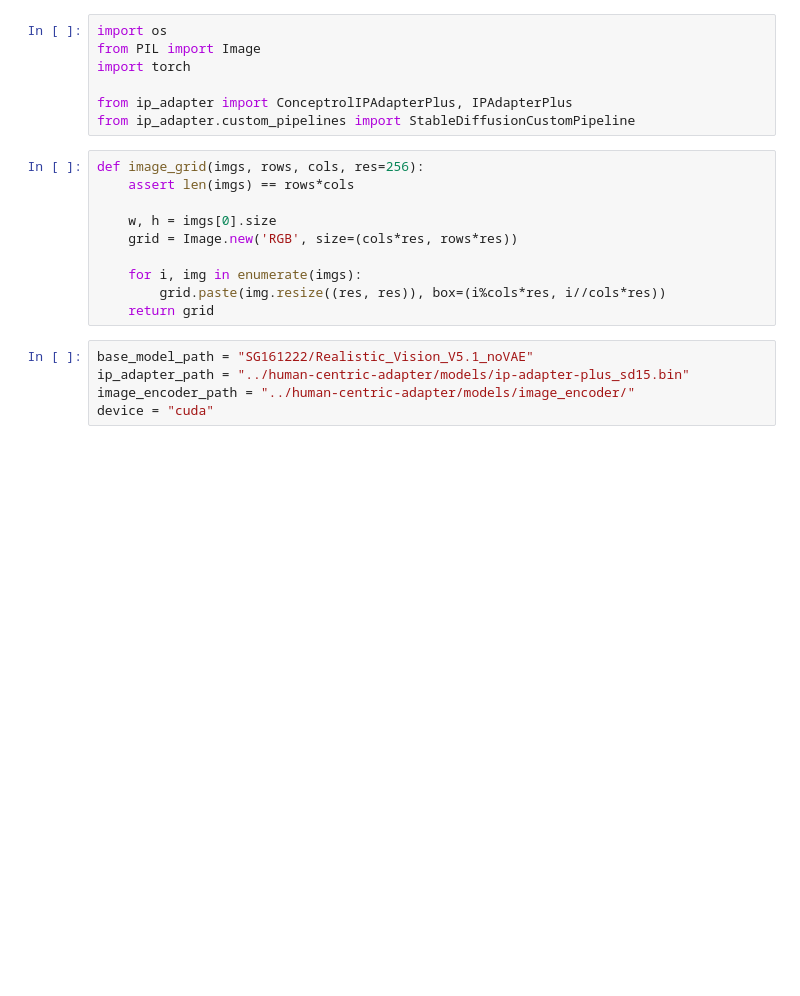
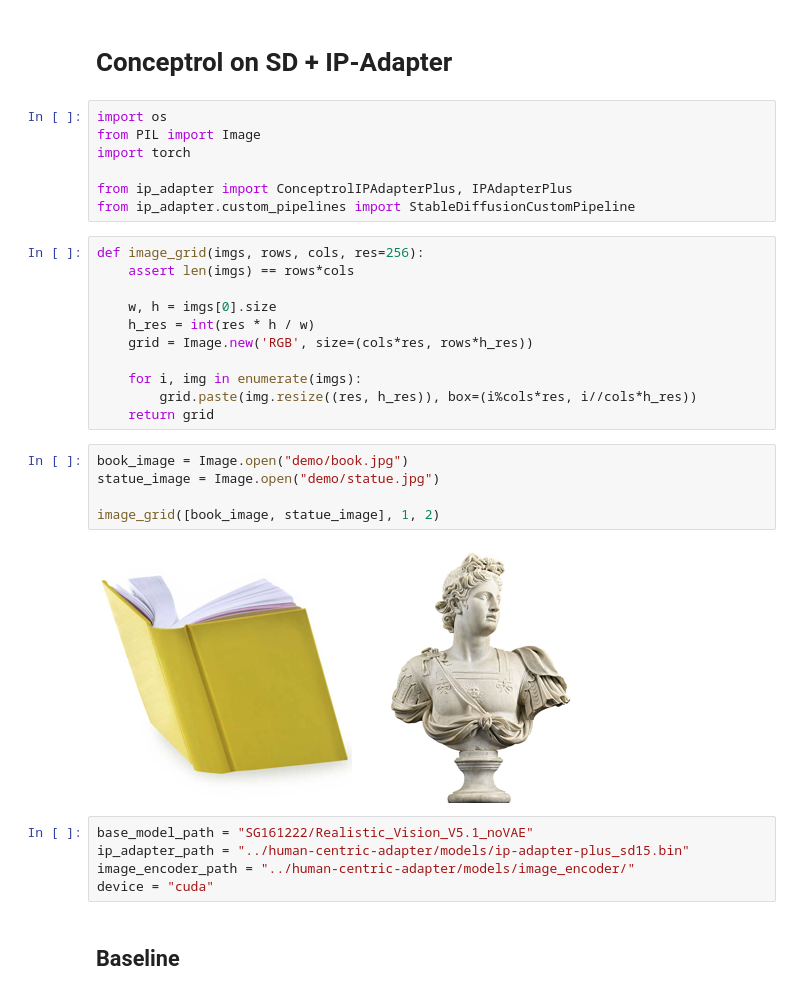
Before and after one commit to QY-H00/Conceptrol, a Jupyter notebook: demo_sd.ipynb, the cells around one changed output. Saved outputs shown, nothing was run; the diff lists cells and outputs as text; blank space fills up the shorter version.

Commit message:
update demo file

```diff
--- a/demo_sd.ipynb
+++ b/demo_sd.ipynb
@@ -1,3 +1,5 @@
+# %% [markdown]
+# Conceptrol on SD + IP-Adapter
 # %%
 import os
 from PIL import Image
@@ -10,13 +12,23 @@ def image_grid(imgs, rows, cols, res=256):
     assert len(imgs) == rows*cols
 
     w, h = imgs[0].size
-    grid = Image.new('RGB', size=(cols*res, rows*res))
+    h_res = int(res * h / w)
+    grid = Image.new('RGB', size=(cols*res, rows*h_res))
 
     for i, img in enumerate(imgs):
-        grid.paste(img.resize((res, res)), box=(i%cols*res, i//cols*res))
+        grid.paste(img.resize((res, h_res)), box=(i%cols*res, i//cols*h_res))
     return grid
+# %%
+book_image = Image.open("demo/book.jpg")
+statue_image = Image.open("demo/statue.jpg")
+
+image_grid([book_image, statue_image], 1, 2)
+# %% [output]
+[figure, added]
 # %%
 base_model_path = "SG161222/Realistic_Vision_V5.1_noVAE"
 ip_adapter_path = "../human-centric-adapter/models/ip-adapter-plus_sd15.bin"
 image_encoder_path = "../human-centric-adapter/models/image_encoder/"
 device = "cuda"
+# %% [markdown]
+## Baseline
```
Also changed, not shown: parts of 12 cells of this notebook, 10 other files.
